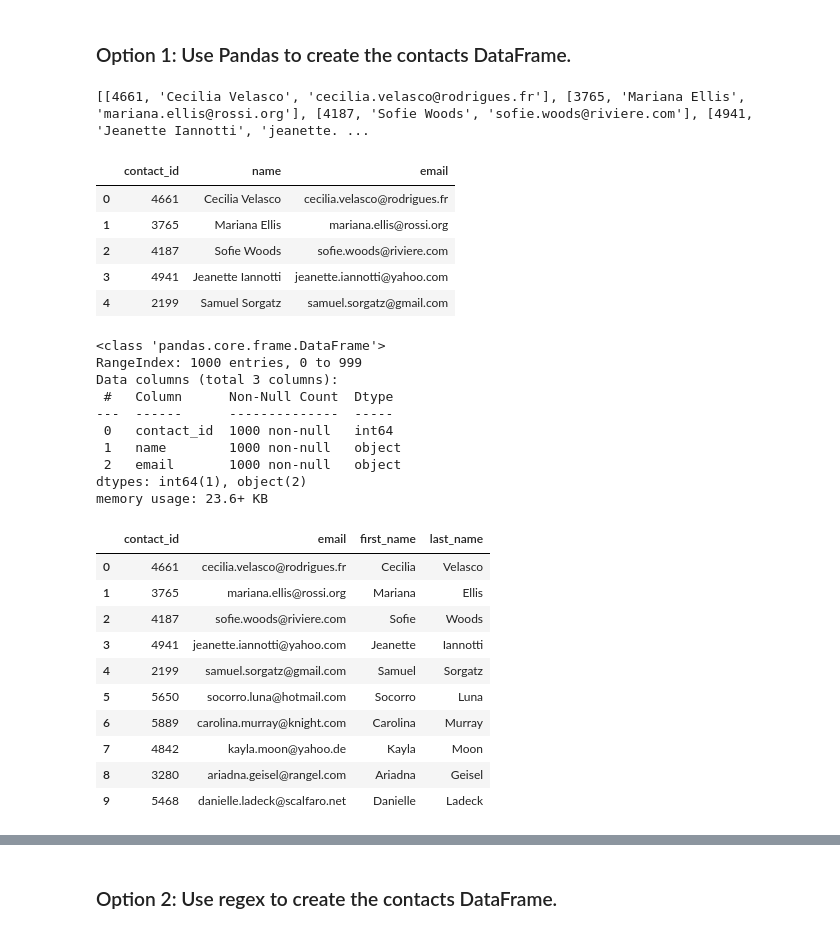
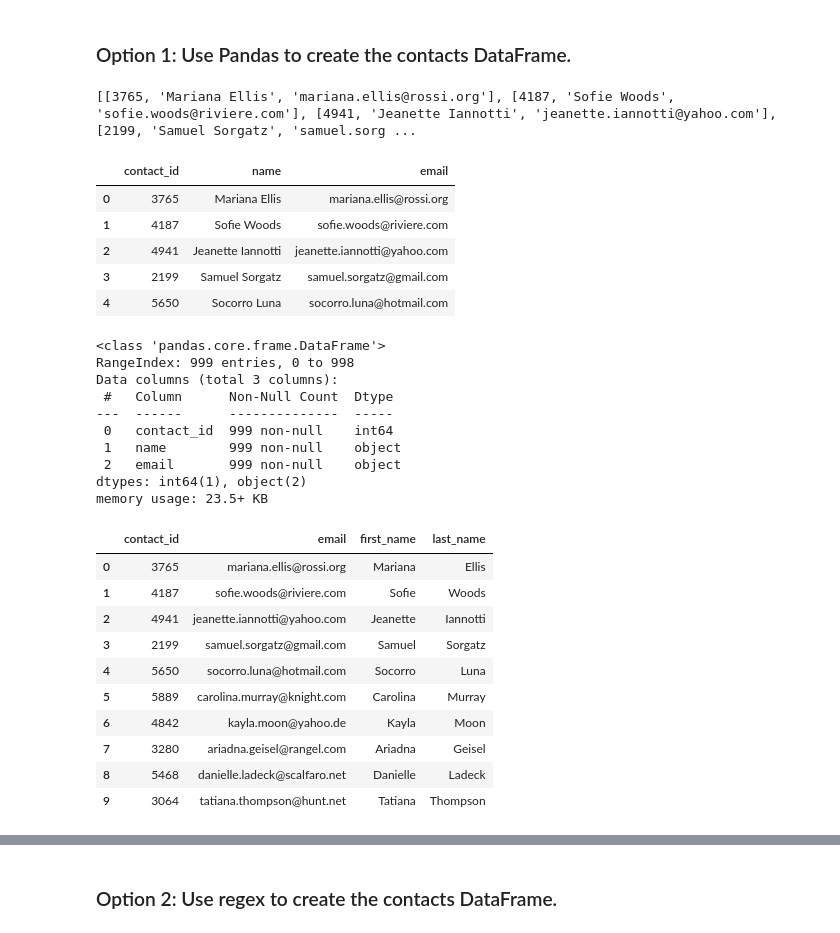
Before and after one commit to mattf4171/Crowdfunding_ETL, a Jupyter notebook: ETL_Mini_Project_MFernandez_SDixon.ipynb, the cells around one changed output, grey strips where cells are left out. Cells and saved outputs as stored; diff of their text form; code cells hidden in the pictures.

```diff
--- a/ETL_Mini_Project_MFernandez_SDixon.ipynb
+++ b/ETL_Mini_Project_MFernandez_SDixon.ipynb
@@ -289,6 +311,9 @@ campaign_cleaned.to_csv("Resources/campaign.csv", index=False)
 ### Extract the contacts.xlsx Data.
 # %%
 # Read the data into a Pandas DataFrame. Use the `header=2` parameter when reading in the data.
-contact_info_df = pd.read_excel('Resources/contacts.xlsx', header=2)
+
+## They gave this to us
+
+contact_info_df = pd.read_excel('Resources/contacts.xlsx', header=3)
 contact_info_df.head()
 # %% [output]
@@ -315,53 +340,67 @@ Then export the DataFrame as a `contacts.csv` CSV file.
 import json
 dict_values = []
 
+## Can you walk me through this one?
+
 for index, row in contact_info_df.iterrows():
+    if index == 0:
+        continue
     data = row[0]
     converted_data = json.loads(data)
+    values = [x for x in converted_data.values()]
+    dict_values.append(values)
 
 # Print out the list of values for each row.
 print(dict_values)
 # %% [output]
-[[4661, 'Cecilia Velasco', 'cecilia.velasco@rodrigues.fr'], [3765, 'Mariana Ellis', 'mariana.ellis@rossi.org'], [4187, 'Sofie Woods', 'sofie.woods@riviere.com'], [4941, 'Jeanette Iannotti', 'jeanette. ...
+[[3765, 'Mariana Ellis', 'mariana.ellis@rossi.org'], [4187, 'Sofie Woods', 'sofie.woods@riviere.com'], [4941, 'Jeanette Iannotti', 'jeanette.iannotti@yahoo.com'], [2199, 'Samuel Sorgatz', 'samuel.sorg ...
 # %%
 # Create a contact_info DataFrame and add each list of values, i.e., each row
 # to the 'contact_id', 'name', 'email' columns.
+contact_df = pd.DataFrame((dict_values),
+                               columns=['contact_id','name', 'email'])
+contact_df.head()
 # %% [output]
 |  | contact_id | name | email |
-| 0 | 4661 | Cecilia Velasco | cecilia.velasco@rodrigues.fr |
-| 1 | 3765 | Mariana Ellis | mariana.ellis@rossi.org |
-| 2 | 4187 | Sofie Woods | sofie.woods@riviere.com |
-| 3 | 4941 | Jeanette Iannotti | jeanette.iannotti@yahoo.com |
-| 4 | 2199 | Samuel Sorgatz | samuel.sorgatz@gmail.com |
+| 0 | 3765 | Mariana Ellis | mariana.ellis@rossi.org |
+| 1 | 4187 | Sofie Woods | sofie.woods@riviere.com |
+| 2 | 4941 | Jeanette Iannotti | jeanette.iannotti@yahoo.com |
+| 3 | 2199 | Samuel Sorgatz | samuel.sorgatz@gmail.com |
+| 4 | 5650 | Socorro Luna | socorro.luna@hotmail.com |
 # %%
 # Check the datatypes.
+contact_df.info()
 # %% [output]
 <class 'pandas.core.frame.DataFrame'>
-RangeIndex: 1000 entries, 0 to 999
+RangeIndex: 999 entries, 0 to 998
 Data columns (total 3 columns):
  #   Column      Non-Null Count  Dtype
 ---  ------      --------------  -----
- 0   contact_id  1000 non-null   int64
- 1   name        1000 non-null   object
- 2   email       1000 non-null   object
+ 0   contact_id  999 non-null    int64
+ 1   name        999 non-null    object
+ 2   email       999 non-null    object
 dtypes: int64(1), object(2)
-memory usage: 23.6+ KB
+memory usage: 23.5+ KB
 # %%
 # Create a "first"name" and "last_name" column with the first and last names from the "name" column.
-
-
+#crowdfunding_info_df['category'] = crowdfunding_info_df['category & sub-category'].str.split(pat='/').str[0]
+#contact_info_df['first_name']=contact_info_df["name"].str.split()[0]
+#contact_info_df['last_name']=contact_info_df["name"].str.split()[1]
+contact_df[['first_name','last_name']]=contact_df["name"].str.split(expand=True)
 # Drop the contact_name column
+contact_df.drop(columns = ['name'], inplace=True)
+contact_df.head(10)
 # %% [output]
 |  | contact_id | email | first_name | last_name |
-| 0 | 4661 | cecilia.velasco@rodrigues.fr | Cecilia | Velasco |
-| 1 | 3765 | mariana.ellis@rossi.org | Mariana | Ellis |
-| 2 | 4187 | sofie.woods@riviere.com | Sofie | Woods |
-| 3 | 4941 | jeanette.iannotti@yahoo.com | Jeanette | Iannotti |
-| 4 | 2199 | samuel.sorgatz@gmail.com | Samuel | Sorgatz |
-| 5 | 5650 | socorro.luna@hotmail.com | Socorro | Luna |
-| 6 | 5889 | carolina.murray@knight.com | Carolina | Murray |
-| 7 | 4842 | kayla.moon@yahoo.de | Kayla | Moon |
-| 8 | 3280 | ariadna.geisel@rangel.com | Ariadna | Geisel |
-| 9 | 5468 | danielle.ladeck@scalfaro.net | Danielle | Ladeck |
+| 0 | 3765 | mariana.ellis@rossi.org | Mariana | Ellis |
+| 1 | 4187 | sofie.woods@riviere.com | Sofie | Woods |
+| 2 | 4941 | jeanette.iannotti@yahoo.com | Jeanette | Iannotti |
+| 3 | 2199 | samuel.sorgatz@gmail.com | Samuel | Sorgatz |
+| 4 | 5650 | socorro.luna@hotmail.com | Socorro | Luna |
+| 5 | 5889 | carolina.murray@knight.com | Carolina | Murray |
+| 6 | 4842 | kayla.moon@yahoo.de | Kayla | Moon |
+| 7 | 3280 | ariadna.geisel@rangel.com | Ariadna | Geisel |
+| 8 | 5468 | danielle.ladeck@scalfaro.net | Danielle | Ladeck |
+| 9 | 3064 | tatiana.thompson@hunt.net | Tatiana | Thompson |
 # %%
 # Reorder the columns
```
Also changed, not shown: parts of 25 cells of this notebook.
